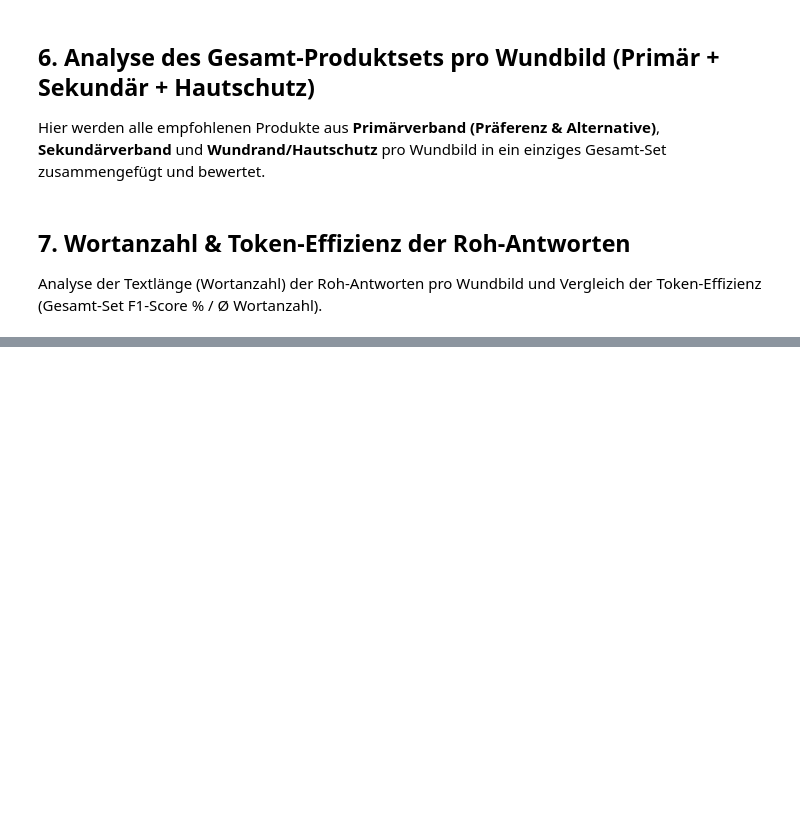
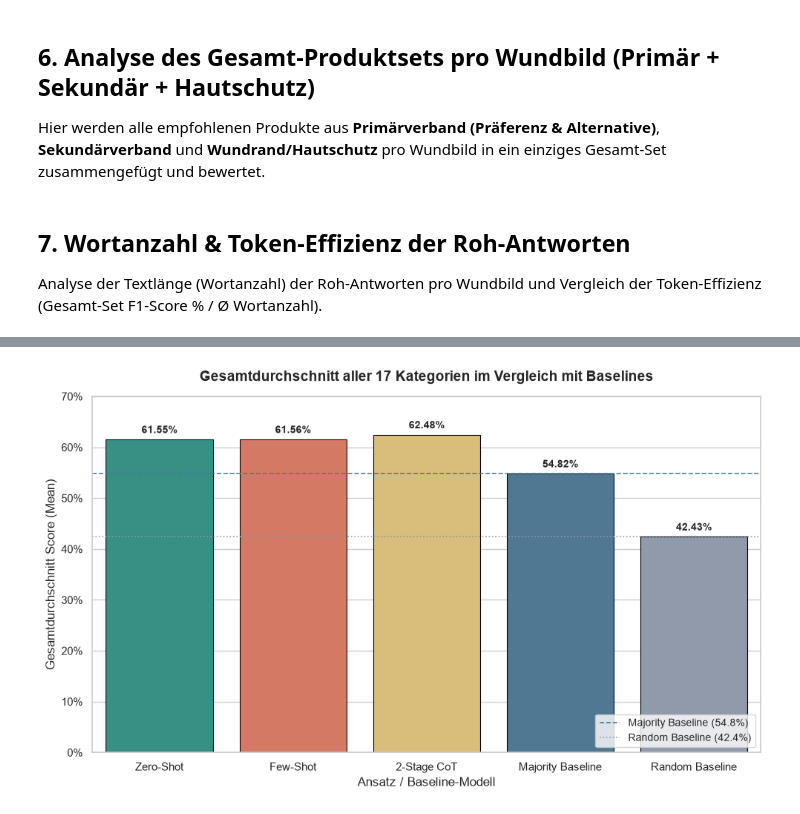
Before and after one commit to code-mert/masterarbeitmodell, a Jupyter notebook: notebooks/analyse_3prompts.ipynb, the cells around one changed output, grey strips where cells are left out. Drawn from its saved outputs; the diff is of its cells as text; code cells hidden in the pictures; blank space fills up the shorter version.

Commit message:
feat: implement performance baselines, add text normalization, and update notebook evaluations

```diff
--- a/notebooks/analyse_3prompts.ipynb
+++ b/notebooks/analyse_3prompts.ipynb
@@ -130,0 +128,10 @@ display_word_count_table(
+# %%
+# Plot 1: Aggregierter Gesamtdurchschnitt Score (Mean) vs. Baselines
+plot_overall_scores_with_baselines(
+    csv_path=CSV_PATH,
+    json_dir_zs=JSON_DIR_ZERO_SHOT,
+    json_dir_fs=JSON_DIR_FEW_SHOT,
+    json_dir_2s=JSON_DIR_TWO_STAGE
+)
+# %% [output]
+[figure, added]
```
Also changed, not shown: parts of 17 cells of this notebook, 4 other files.
